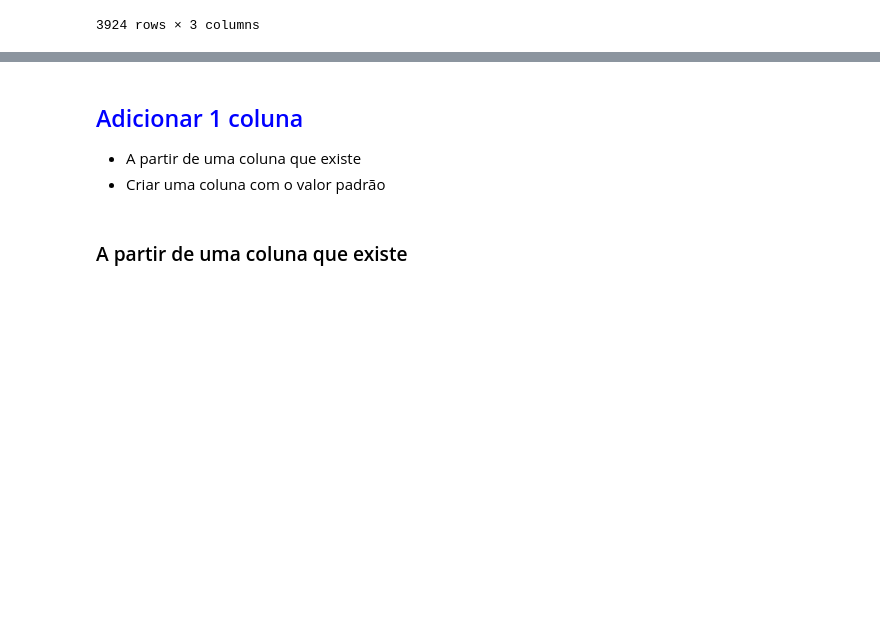
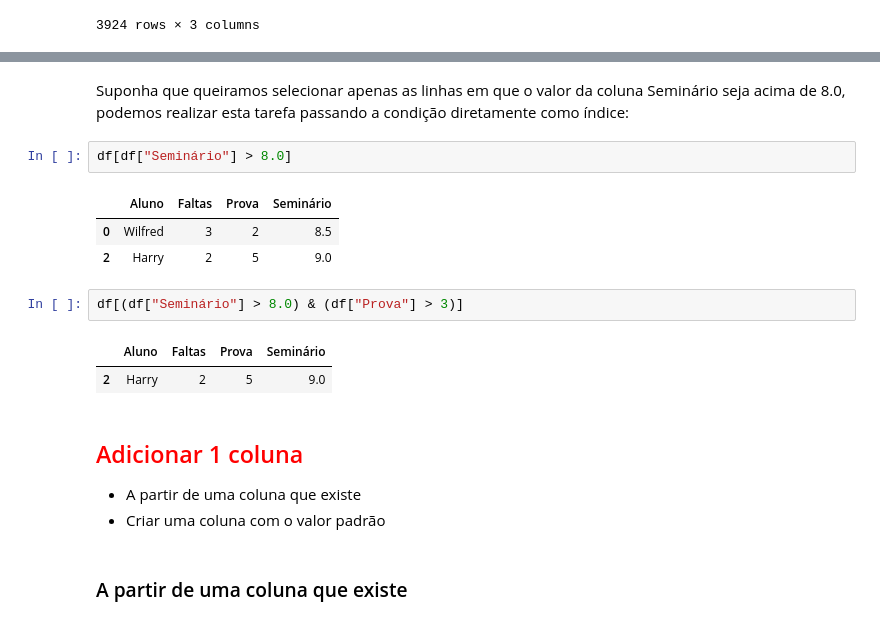
Before and after one commit to PedroVic12/Cursos-Avancados-Python, a Jupyter notebook: BIBLIOTECAS/Pandas/Introdução ao Pandas/Introdução ao Pandas.ipynb, the cells around one changed output, grey strips where cells are left out. Cells and saved outputs as stored; diff of their text form; blank space fills up the shorter version.

```diff
--- a/BIBLIOTECAS/Pandas/Introdução ao Pandas/Introdução ao Pandas.ipynb
+++ b/BIBLIOTECAS/Pandas/Introdução ao Pandas/Introdução ao Pandas.ipynb
@@ -177,5 +294,18 @@ Camiseta
+# %% [markdown]
+Suponha que queiramos selecionar apenas as linhas em que o valor da coluna Seminário seja acima de 8.0, podemos realizar esta tarefa passando a condição diretamente como índice:
+# %%
+df[df["Seminário"] > 8.0]
+# %% [output]
+|  | Aluno | Faltas | Prova | Seminário |
+| 0 | Wilfred | 3 | 2 | 8.5 |
+| 2 | Harry | 2 | 5 | 9.0 |
+# %%
+df[(df["Seminário"] > 8.0) & (df["Prova"] > 3)]
+# %% [output]
+|  | Aluno | Faltas | Prova | Seminário |
+| 2 | Harry | 2 | 5 | 9.0 |
 # %% [markdown]
-## <font color=blue> Adicionar 1 coluna </font>
+## <font color=red> Adicionar 1 coluna </font>
  - A partir de uma coluna que existe
  - Criar uma coluna com o valor padrão
 # %% [markdown]
```
Also changed, not shown: parts of 38 cells of this notebook.
